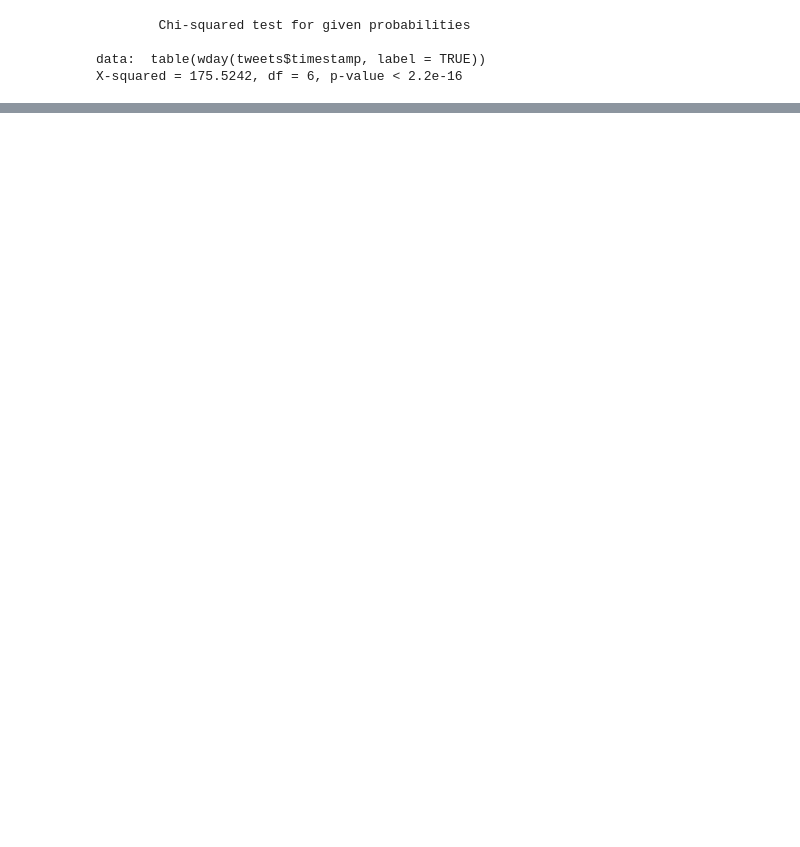
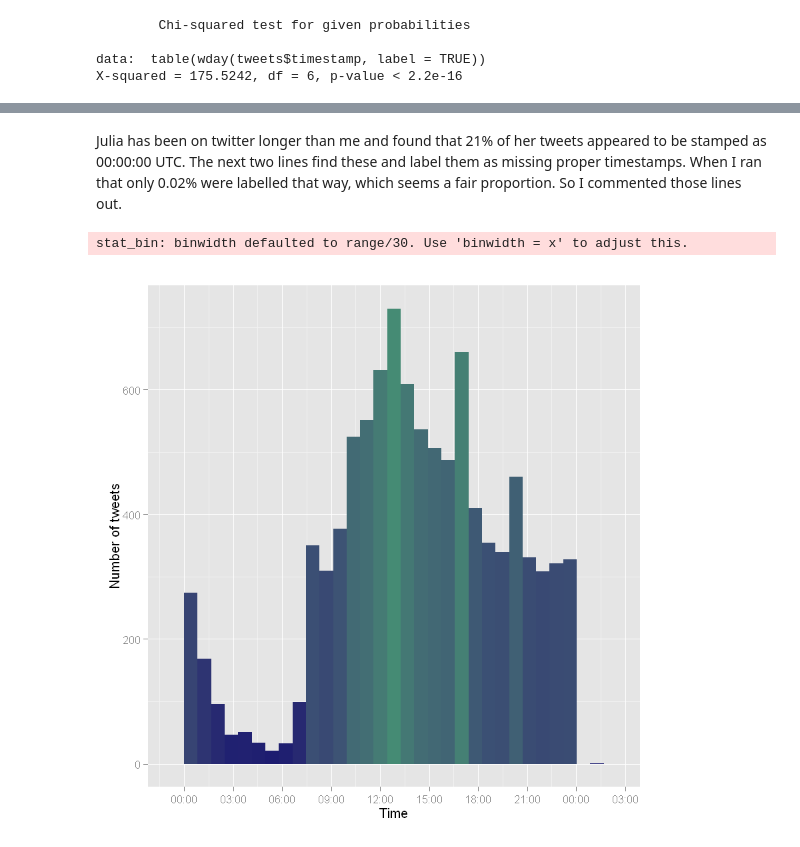
Before and after one commit to InfantLab/10000-tweets-as-BrainStraining, a Jupyter notebook: BrainStraining10K.ipynb, the cells around one changed output, grey strips where cells are left out. Drawn from its saved outputs; the diff is of its cells as text; code cells hidden in the pictures; blank space fills up the shorter version.

Commit message:
all the things from Julia's post

```diff
--- a/BrainStraining10K.ipynb
+++ b/BrainStraining10K.ipynb
@@ -79,0 +84,19 @@ X-squared = 175.5242, df = 6, p-value < 2.2e-16
+# %%
+tweets$timeonly <- as.numeric(tweets$timestamp - trunc(tweets$timestamp, "days"))
+
+#tweets[(minute(tweets$timestamp) == 0 & second(tweets$timestamp) == 0),11] <- NA
+#mean(is.na(tweets$timeonly))
+# %% [markdown]
+Julia has been on twitter longer than me and found that 21% of her tweets appeared to be stamped as 00:00:00 UTC. The next two lines find these and label them as missing proper timestamps. When I ran that only 0.02% were labelled that way, which seems a fair proportion. So I commented those lines out.
+# %%
+class(tweets$timeonly) <- "POSIXct"
+ggplot(data = tweets, aes(x = timeonly)) +
+        geom_histogram(aes(fill = ..count..)) +
+        theme(legend.position = "none") +
+        xlab("Time") + ylab("Number of tweets") +
+        scale_x_datetime(breaks = date_breaks("3 hours"),
+                         labels = date_format("%H:00")) +
+        scale_fill_gradient(low = "midnightblue", high = "aquamarine4")
+# %% [output]
+stat_bin: binwidth defaulted to range/30. Use 'binwidth = x' to adjust this.
+[figure, added]
```
Also changed, not shown: parts of 22 cells of this notebook.
